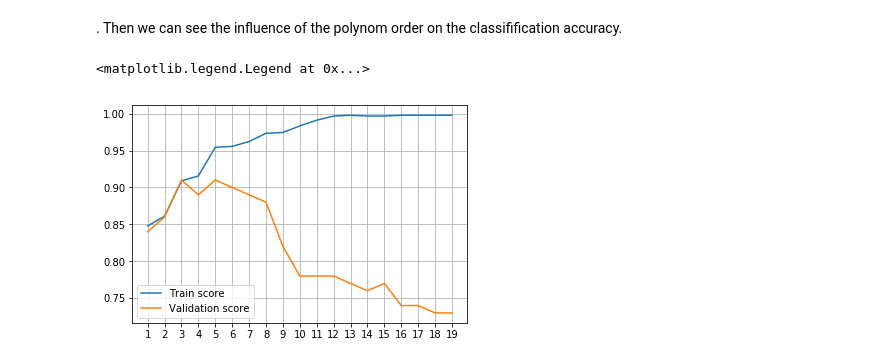
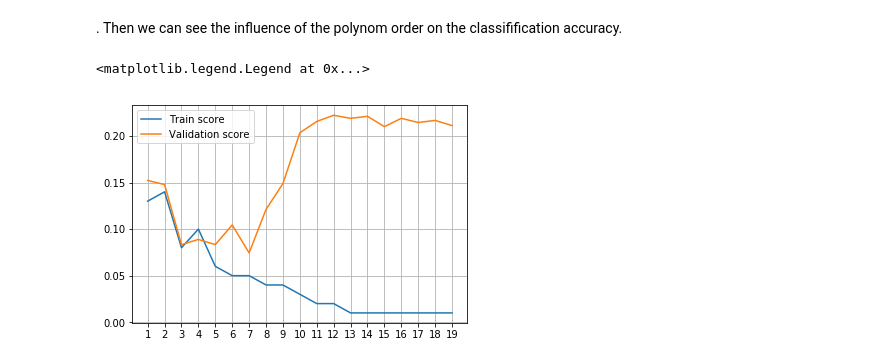
Before and after one commit to wtseve/conference_ia-chatelaf, a Jupyter notebook: notebooks/1_introduction/N2_Polynomial_Classification_Model_Complexity.ipynb, the cells around one changed output. Drawn from its saved outputs; the diff is of its cells as text; code cells hidden in the pictures.

```diff
--- a/notebooks/1_introduction/N2_Polynomial_Classification_Model_Complexity.ipynb
+++ b/notebooks/1_introduction/N2_Polynomial_Classification_Model_Complexity.ipynb
@@ -17,16 +17,20 @@ from sklearn.preprocessing import PolynomialFeatures
 Th PolynomialFeatures functions generates higher order polynoms from the initial samples. For instances, from (x_1, x_2) we could generate (1, x_1, x_2, x_1x_2, x_1^2,x_2^2). It can be usefull when the decision boundary is not linear.
 # %%
 from sklearn.datasets import make_moons
-X,y = make_moons(n_samples=100, random_state=random_state, noise=0.25)
+X,y = make_moons(n_samples=1000, random_state=random_state, noise=0.25)
 
-We split the initial set in two sets: one use for training the model, and one use to compute the validation error
+from sklearn.model_selection import train_test_split
+# We split the initial set in two sets: one use for training the model,
+# and one use to compute the validation error
+X_train, X_test, y_train, y_test = train_test_split(X, y, test_size=0.9, random_state= random_state )
 
+y_train[y_train==0]=-1
+y_test[y_test==0]=-1
 
-y[y==0]=-1
-plt.scatter(X[:,0], X[:,1],c=y)
+plt.scatter(X_train[:,0], X_train[:,1],c=y_train)
 plt.grid()
 # Plot the decision functions
-XX, YY = sp.meshgrid(sp.linspace(X[:,0].min(), X[:,0].max(),200),
-                     sp.linspace(X[:,1].min(), X[:,1].max(),200))
+XX, YY = sp.meshgrid(sp.linspace(X_train[:,0].min(), X_train[:,0].max(),200),
+                     sp.linspace(X_train[:,1].min(), X_train[:,1].max(),200))
 XY = sp.vstack([ XX.flatten(), YY.flatten() ]).T
 # %% [output]
@@ -34,11 +38,11 @@ XY = sp.vstack([ XX.flatten(), YY.flatten() ]).T
 # %%
 from sklearn import linear_model
-degree = 4 # Degree of the polynomial 1 ->20
+degree = 15 # Degree of the polynomial 1 ->20
 model = make_pipeline(PolynomialFeatures(degree), linear_model.RidgeClassifier(alpha=1e-6,normalize=True))
-model.fit(X, y)
+model.fit(X_train, y_train)
 yp= model.predict(XY)
 plt.contour(XX,YY,yp.reshape(XX.shape),[0])
 plt.grid()
-plt.scatter(X[:,0], X[:,1], c=y)
+plt.scatter(X_train[:,0], X_train[:,1], c=y_train)
 # %% [output]
 <matplotlib.collections.PathCollection at 0x...>
@@ -51,16 +53,26 @@ from sklearn.model_selection import train_test_split
 . Then we can see the influence of the polynom order on the classifification accuracy.
 # %%
 from sklearn.model_selection import validation_curve
-poly = PolynomialFeatures()
-lin_model = linear_model.RidgeClassifier(alpha=1e-8,normalize=True)
+lin_model = linear_model.RidgeClassifier(alpha=1e-6,normalize=True)
 
-pipe = Pipeline(steps=[('poly', poly), ('lin_model', lin_model)])
-train_scores, valid_scores = validation_curve(pipe, X, y, "poly__degree", range(1,20), cv=10)
-plt.plot(range(1, 20), train_scores.mean(axis=1), label="Train score")
-plt.plot(range(1, 20), valid_scores.mean(axis=1), label="Validation score")
+degrees= sp.arange(1,20)
+train_scores= sp.zeros(degrees.shape)
+test_scores= sp.zeros(degrees.shape)
+for i,deg in enumerate(degrees):
+    model = make_pipeline(PolynomialFeatures(deg), lin_model )
+    model.fit(X_train,y_train )
+    y_pred= model.predict( X_train )
+    train_scores[i] = sp.mean( y_train != y_pred)
+    y_pred= model.predict( X_test )
+    test_scores[i] = sp.mean( y_test != y_pred)
+
+
+#train_scores, valid_scores = validation_curve(pipe, X, y, "poly__degree", range(1,20), cv=10)
+plt.plot(range(1, 20), train_scores, label="Train score")
+plt.plot(range(1, 20), test_scores, label="Validation score")
 plt.grid()
 plt.xticks(range(1, 20))
 plt.legend()
 # %% [output]
 <matplotlib.legend.Legend at 0x...>
-[figure, old version]
+[figure, new version]
```
Also changed, not shown: parts of 4 cells of this notebook, 5 other files.
